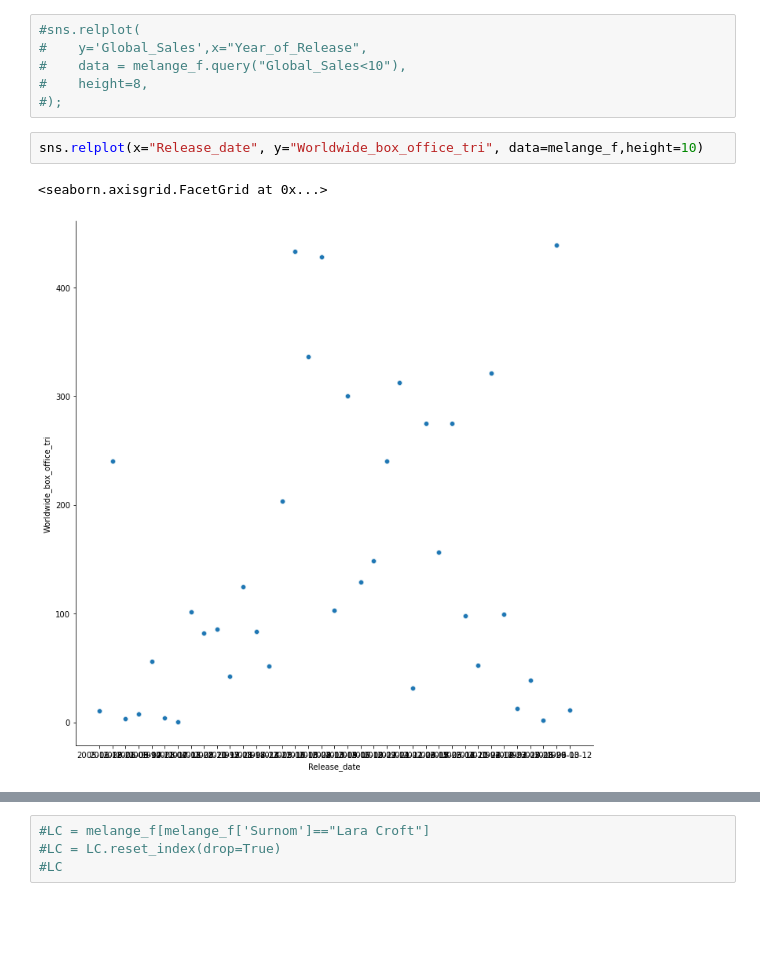
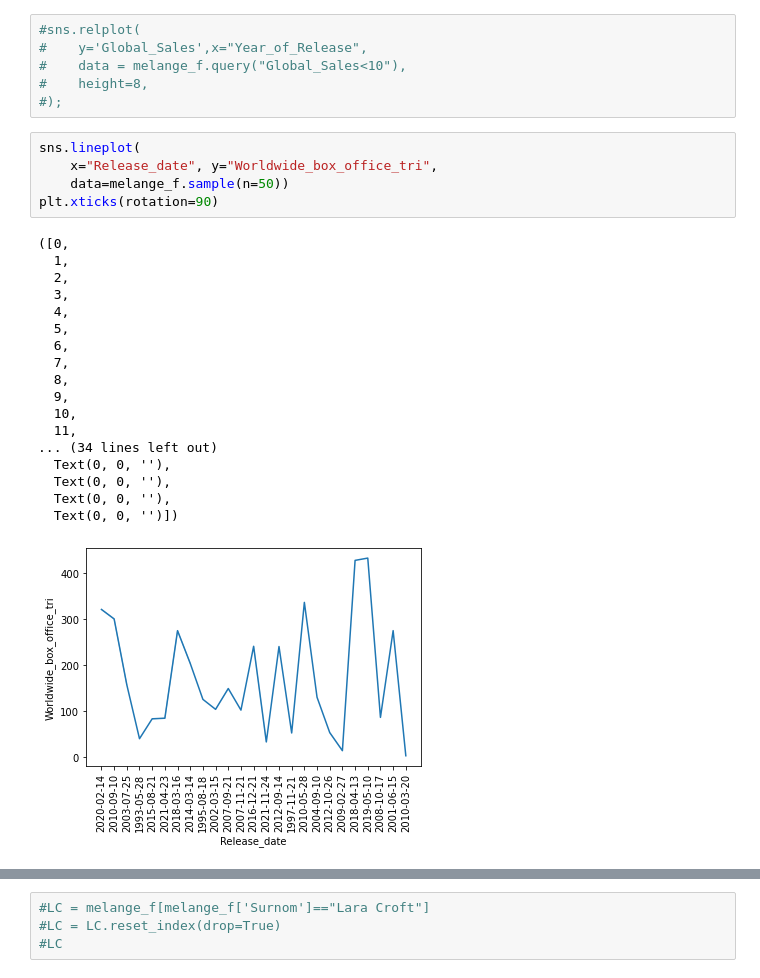
Before and after one commit to Leadersheepy/h3-hitema, a Jupyter notebook: DevoirVendredi/JeuVideoEtFilm.ipynb, the cells around one changed output, grey strips where cells are left out. Cells and saved outputs as stored; diff of their text form; blank space fills up the shorter version.

```diff
--- a/DevoirVendredi/JeuVideoEtFilm.ipynb
+++ b/DevoirVendredi/JeuVideoEtFilm.ipynb
@@ -187,7 +185,26 @@ sns.relplot(
 #    height=8,
 #);
 # %%
-sns.relplot(x="Release_date", y="Worldwide_box_office_tri", data=melange_f,height=10)
+sns.lineplot(
+    x="Release_date", y="Worldwide_box_office_tri",
+    data=melange_f.sample(n=50))
+plt.xticks(rotation=90)
 # %% [output]
-<seaborn.axisgrid.FacetGrid at 0x...>
+([0,
+  1,
+  2,
+  3,
+  4,
+  5,
+  6,
+  7,
+  8,
+  9,
+  10,
+  11,
+... (34 lines left out)
+  Text(0, 0, ''),
+  Text(0, 0, ''),
+  Text(0, 0, ''),
+  Text(0, 0, '')])
-[figure, old version]
+[figure, new version]
```
Also changed, not shown: parts of 16 cells of this notebook.
